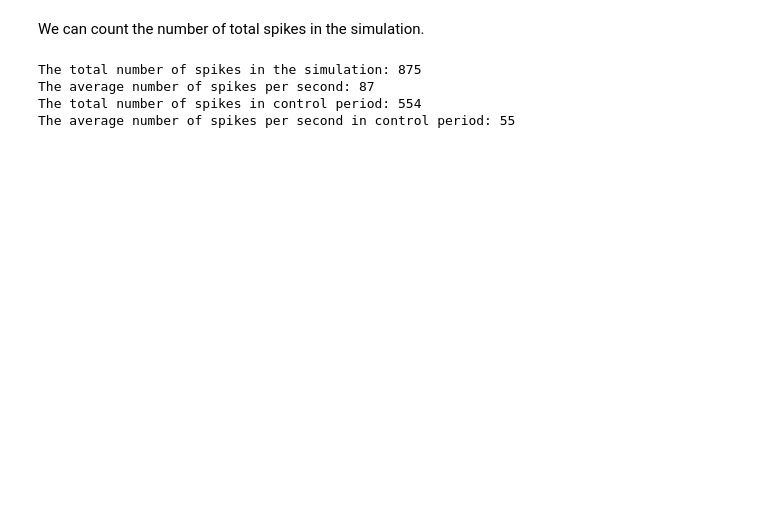
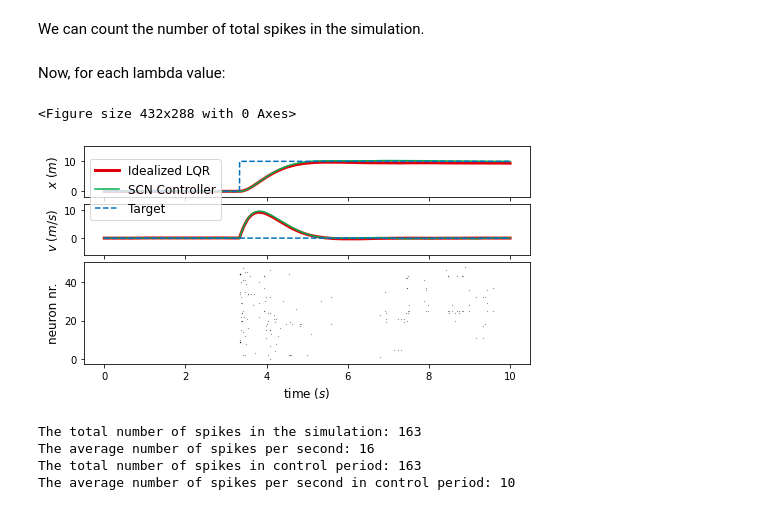
Before and after one commit to FSSlijkhuis/SCN_estimation_and_control, a Jupyter notebook: fig 6-leakage comparison.ipynb, the cells around one changed output. Drawn from its saved outputs; the diff is of its cells as text; code cells hidden in the pictures; blank space fills up the shorter version.

Commit message:
Leakage comparions notebook has now been updated to produce multiple figures

```diff
--- a/fig 6-leakage comparison.ipynb
+++ b/fig 6-leakage comparison.ipynb
@@ -57,19 +58,14 @@ Kc = initialization.Control_init(A,B,Q,R)
 X = initialization.X_init(x0,Nt) #Requires x0 as the first state of the simulated SMD system, and Nt for the matrix dimensions
 X_2 = initialization.X_init(x0,Nt) #We run two SMD systems with different controllers, so we need two state matrices
 
-#Initializaton of the SCN controller, given parameters, we calculate D, T, V, s, r and all of the connectivity
-D,T,V,s,r,O_f,O_s,O_c,F_c,O_k,F_k = initialization.ControllerSCN_init(signal_dimensions,Nt,A,B,C,Kf,Kc,network_size,lam,bounding_box_factor=1)
-
 #Target state parameters
 x0_des = np.full([Nt+1],0) #Desired x0, position.
 x1_des = np.full([Nt+1],0) #Desired x1, velocity.
 
 #Change desired state over time
-x0_des[int(Nt/3):int(Nt/3)*2] = 5
-x0_des[int(Nt/3)*2:int(Nt/3)*3] = 0
+x0_des[int(Nt/3):] = 10
 
 x_des = np.array([x0_des,x1_des]) #Desired states over time.
-
 
 #Error matrices, will be updated during the simulation
 error_ideal=np.zeros([len(x0),Nt+1]) #Error between idealzied LQG and SMD system
@@ -111,3 +107,11 @@ def run_simulation(Nt,X,X_2,A,B,U,U_2,uDIST,dt,Y,Y_2,C,uNOISE,r,s,V,D,T,lam,O_f,
     return X,X_2,error_scn,error_ideal,s
 # %% [markdown]
 Next, we run a single simulation for plotting.
+# %%
+def run_with_lam(lam,Nt,X,X_2,A,B,U,U_2,uDIST,dt,Y,Y_2,C,uNOISE,s,Vv_sigma,X_hat,X_hat_fe,Kf,Kc,x_des,error_scn,error_ideal,signal_dimensions):
+    #Initializaton of the SCN controller, given parameters, we calculate D, T, V, s, r and all of the connectivity
+    D,T,V,s,r,O_f,O_s,O_c,F_c,O_k,F_k = initialization.ControllerSCN_init(signal_dimensions,Nt,A,B,C,Kf,Kc,network_size,lam,bounding_box_factor=bounding_box_factor)
+
+    X_SCN,X_ideal,error_scn,error_ideal,s = run_simulation(Nt,X,X_2,A,B,U,U_2,uDIST,dt,Y,Y_2,C,uNOISE,r,s,V,D,T,lam,O_f,O_s,O_c,F_c,O_k,F_k,Vv_sigma,X_hat,X_hat_fe,Kf,Kc,x_des,error_scn,error_ideal,signal_dimensions)
+
+    return X_SCN,X_ideal,error_scn,error_ideal,s
@@ -114,5 +120,13 @@ Next, we run a single simulation for plotting.
 # %%
-X_SCN,X_ideal,error_scn,error_ideal,s = run_simulation(Nt,X,X_2,A,B,U,U_2,uDIST,dt,Y,Y_2,C,uNOISE,r,s,V,D,T,lam,O_f,O_s,O_c,F_c,O_k,F_k,Vv_sigma,X_hat,X_hat_fe,Kf,Kc,x_des,error_scn,error_ideal,signal_dimensions)
+X_SCN_list = []
+X_ideal_list = []
+s_list = []
+#Running simulation for multiple lambdas
+for lam in lam_list:
+    X_SCN,X_ideal,_,_,s = run_with_lam(lam,Nt,X,X_2,A,B,U,U_2,uDIST,dt,Y,Y_2,C,uNOISE,s,Vv_sigma,X_hat,X_hat_fe,Kf,Kc,x_des,error_scn,error_ideal,signal_dimensions)
+    X_SCN_list.append(X_SCN)
+    X_ideal_list.append(X_ideal)
+    s_list.append(s)
 # %% [markdown]
 ## Plotting
 Now that we have obtained our filled state matrices, we can plot everything.
@@ -159,13 +173,21 @@ plt.show()
 # %% [markdown]
 We can count the number of total spikes in the simulation.
 # %%
-print("The total number of spikes in the simulation: %d" % np.unique(s, return_counts=True)[1][1])
-print("The average number of spikes per second: %d" % (np.unique(s, return_counts=True)[1][1] / time))
+def print_sparsity_info(i):
+    print("The total number of spikes in the simulation: %d" % np.unique(s_list[i], return_counts=True)[1][1])
+    print("The average number of spikes per second: %d" % (np.unique(s_list[i], return_counts=True)[1][1] / time))
 
-print("The total number of spikes in control period: %d" % np.unique(s[:,int(Nt/3):int(Nt/3)*2], return_counts=True)[1][1])
-print("The average number of spikes per second in control period: %d" % (np.unique(s[:,int(Nt/3):int(Nt/3)*2], return_counts=True)[1][1] / time))
+    print("The total number of spikes in control period: %d" % np.unique(s_list[i][:,int(Nt/3):], return_counts=True)[1][1])
+    print("The average number of spikes per second in control period: %d" % (np.unique(s_list[i][:,int(Nt/3):], return_counts=True)[1][1] / time/3*2))
-# %% [output]
-The total number of spikes in the simulation: 875
-The average number of spikes per second: 87
-The total number of spikes in control period: 554
-The average number of spikes per second in control period: 55
+# %% [markdown]
+Now, for each lambda value:
+# %%
+plot_lam(0,show_legend=True)
+print_sparsity_info(0)
+# %% [output]
+<Figure size 432x288 with 0 Axes>
+[figure, added]
+The total number of spikes in the simulation: 163
+The average number of spikes per second: 16
+The total number of spikes in control period: 163
+The average number of spikes per second in control period: 10
```
Also changed, not shown: parts of 5 cells of this notebook, 4 other files.
